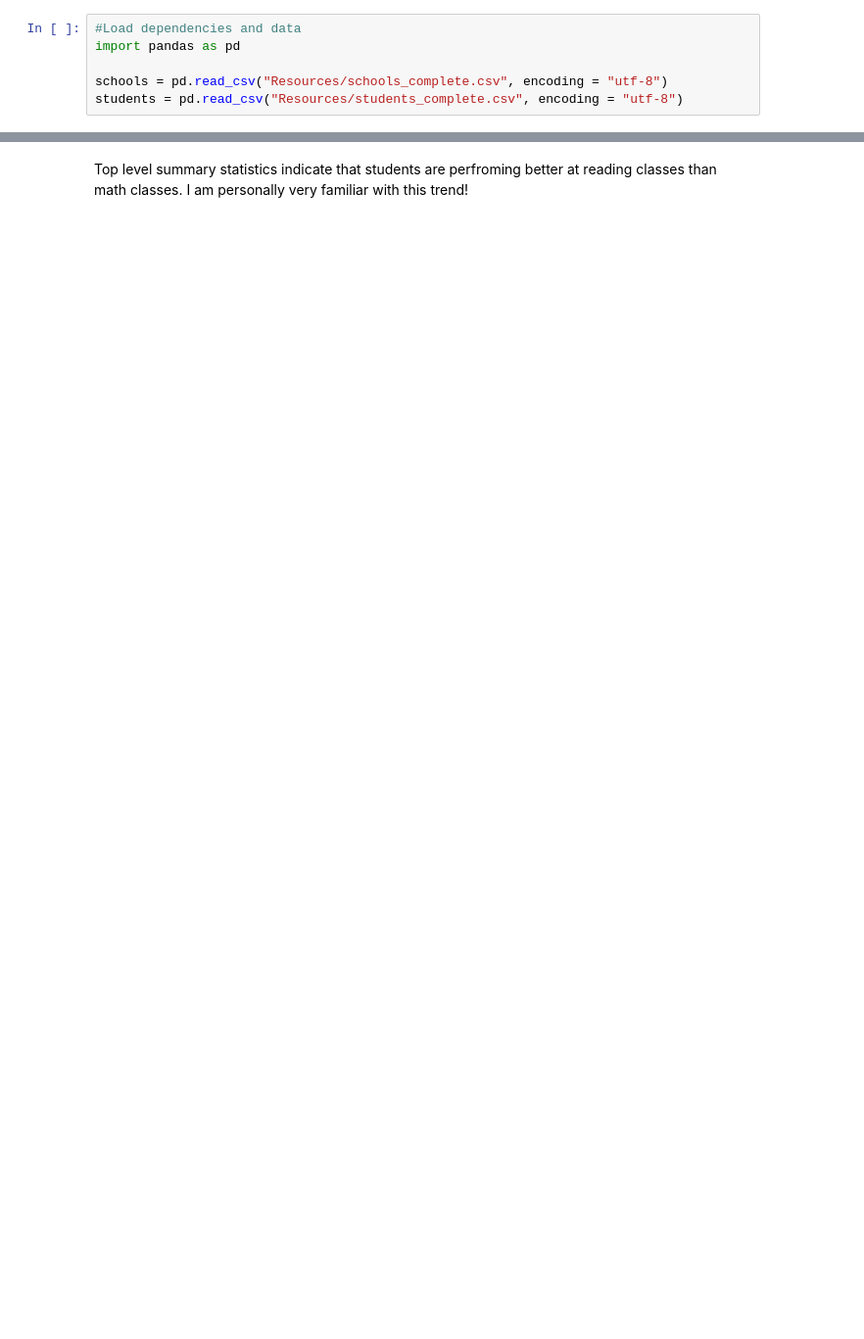
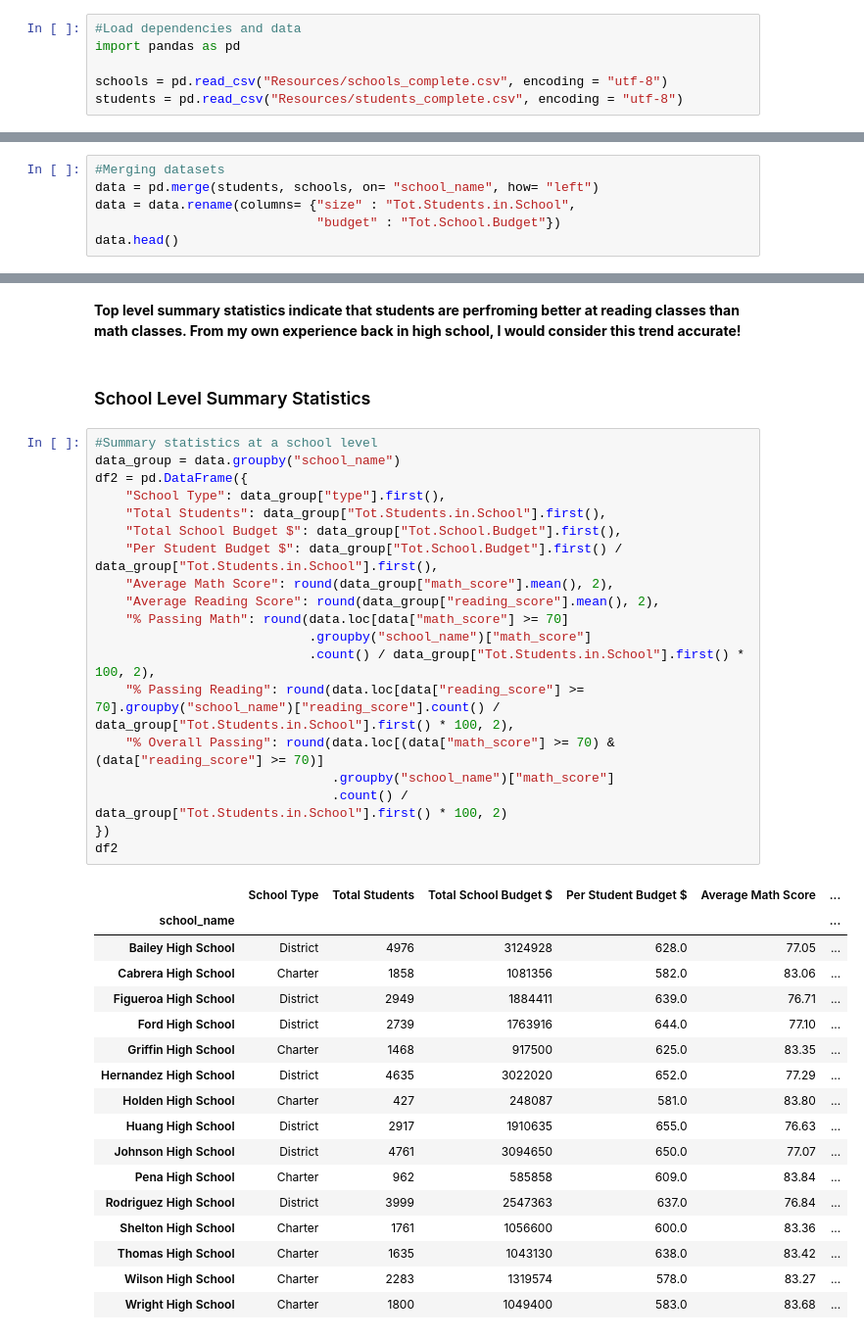
Before and after one commit to martinsingla/Challenge-Pandas, a Jupyter notebook: PyCitySchools/script.ipynb, the cells around one changed output, grey strips where cells are left out. Shown at 98% size. Saved outputs shown, nothing was run; the diff lists cells and outputs as text; blank space fills up the shorter version.

```diff
--- a/PyCitySchools/script.ipynb
+++ b/PyCitySchools/script.ipynb
@@ -31,3 +36,9 @@ students.head() #39,170 students w/ its name, gender, grade, school, reading and
 | 2 | 2 | Kevin Rodriguez | M | 12th | Huang High School | 90 | 60 |
 | 3 | 3 | Dr. Richard Scott | M | 12th | Huang High School | 67 | 58 |
 | 4 | 4 | Bonnie Ray | F | 9th | Huang High School | 97 | 84 |
+# %%
+#Merging datasets
+data = pd.merge(students, schools, on= "school_name", how= "left")
+data = data.rename(columns= {"size" : "Tot.Students.in.School",
+                             "budget" : "Tot.School.Budget"})
+data.head()
@@ -49,4 +69,43 @@ df1
 |  | Total Schools | Total Students | Total Budget | Avg.Math Score | Avg.Reading Score | % Passing Math | ... |
 | 0 | 15 | 39170 | $24649428 | 78.99 | 81.88 | % 74.98 | ... |
 # %% [markdown]
-Top level summary statistics indicate that students are perfroming better at reading classes than math classes. I am personally very familiar with this trend!
+__Top level summary statistics indicate that students are perfroming better at reading classes than math classes. From my own experience back in high school, I would consider this trend accurate!__
+# %% [markdown]
+### School Level Summary Statistics
+# %%
+#Summary statistics at a school level
+data_group = data.groupby("school_name")
+df2 = pd.DataFrame({
+    "School Type": data_group["type"].first(),
+    "Total Students": data_group["Tot.Students.in.School"].first(),
+    "Total School Budget $": data_group["Tot.School.Budget"].first(),
+    "Per Student Budget $": data_group["Tot.School.Budget"].first() / data_group["Tot.Students.in.School"].first(),
+    "Average Math Score": round(data_group["math_score"].mean(), 2),
+    "Average Reading Score": round(data_group["reading_score"].mean(), 2),
+    "% Passing Math": round(data.loc[data["math_score"] >= 70]
+                            .groupby("school_name")["math_score"]
+                            .count() / data_group["Tot.Students.in.School"].first() * 100, 2),
+    "% Passing Reading": round(data.loc[data["reading_score"] >= 70].groupby("school_name")["reading_score"].count() / data_group["Tot.Students.in.School"].first() * 100, 2),
+    "% Overall Passing": round(data.loc[(data["math_score"] >= 70) & (data["reading_score"] >= 70)]
+                               .groupby("school_name")["math_score"]
+                               .count() / data_group["Tot.Students.in.School"].first() * 100, 2)
+})
+df2
+# %% [output]
+|  | School Type | Total Students | Total School Budget $ | Per Student Budget $ | Average Math Score | ... |
+| school_name |  |  |  |  |  | ... |
+| Bailey High School | District | 4976 | 3124928 | 628.0 | 77.05 | ... |
+| Cabrera High School | Charter | 1858 | 1081356 | 582.0 | 83.06 | ... |
+| Figueroa High School | District | 2949 | 1884411 | 639.0 | 76.71 | ... |
+| Ford High School | District | 2739 | 1763916 | 644.0 | 77.10 | ... |
+| Griffin High School | Charter | 1468 | 917500 | 625.0 | 83.35 | ... |
+| Hernandez High School | District | 4635 | 3022020 | 652.0 | 77.29 | ... |
+| Holden High School | Charter | 427 | 248087 | 581.0 | 83.80 | ... |
+| Huang High School | District | 2917 | 1910635 | 655.0 | 76.63 | ... |
+| Johnson High School | District | 4761 | 3094650 | 650.0 | 77.07 | ... |
+| Pena High School | Charter | 962 | 585858 | 609.0 | 83.84 | ... |
+| Rodriguez High School | District | 3999 | 2547363 | 637.0 | 76.84 | ... |
+| Shelton High School | Charter | 1761 | 1056600 | 600.0 | 83.36 | ... |
+| Thomas High School | Charter | 1635 | 1043130 | 638.0 | 83.42 | ... |
+| Wilson High School | Charter | 2283 | 1319574 | 578.0 | 83.27 | ... |
+| Wright High School | Charter | 1800 | 1049400 | 583.0 | 83.68 | ... |
```
Also changed, not shown: parts of 13 cells of this notebook.
